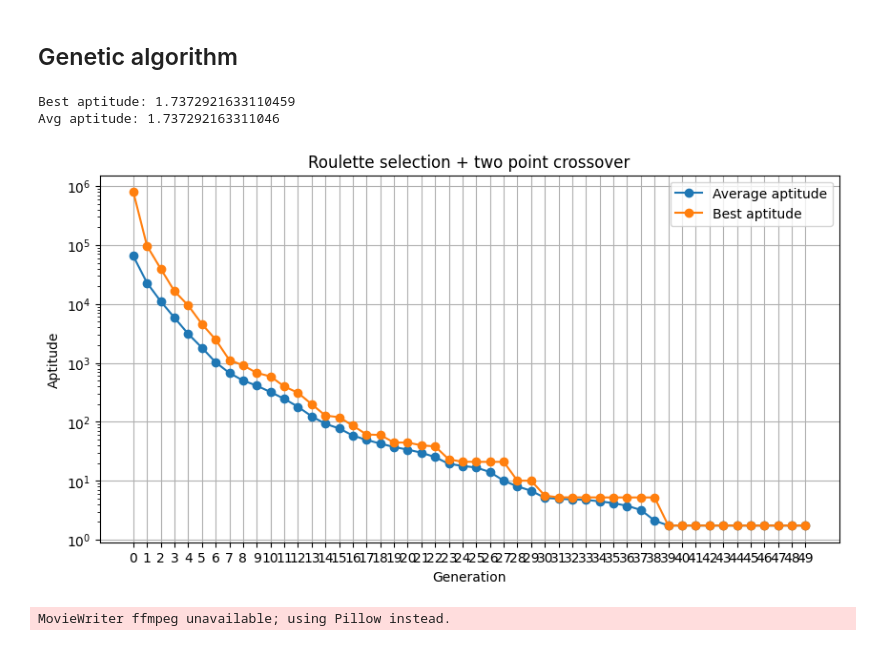
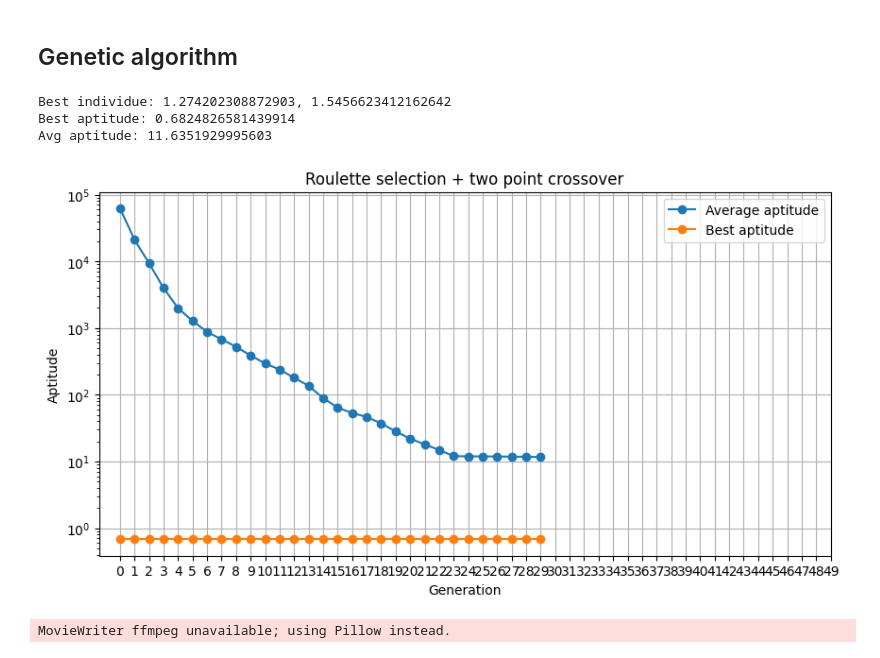
Before and after one commit to EnriqueMC557/426-MCI16-AlgoritmosMetaheuristicos, a Jupyter notebook: E1/E1_EnriqueMenaCamilo.ipynb, the cells around one changed output. Cells and saved outputs as stored; diff of their text form; code cells hidden in the pictures.

```diff
--- a/E1/E1_EnriqueMenaCamilo.ipynb
+++ b/E1/E1_EnriqueMenaCamilo.ipynb
@@ -53,9 +54,9 @@ def evaluate_population(p_x1: np.ndarray, p_x2: np.ndarray, desc: bool = False):
     sorted_px2 = p_x2[sorted_indexes]
     sorted_aptitudes = aptitudes[sorted_indexes]
     avg_aptitude = np.mean(sorted_aptitudes)
-    max_aptitude = np.max(sorted_aptitudes)
+    best_aptitude = np.min(sorted_aptitudes)
 
-    return sorted_px1, sorted_px2, sorted_aptitudes, avg_aptitude, max_aptitude
+    return sorted_px1, sorted_px2, sorted_aptitudes, avg_aptitude, best_aptitude
 # %% [markdown]
 ## Selection utils
 # %%
@@ -97,6 +98,19 @@ def two_point_crossover(population: np.ndarray, parents: np.ndarray):
     return childrens
 # %% [markdown]
 ## Mutation utils
+# %%
+def scramble_mutation(individues_x1: np.ndarray, individues_x2: np.ndarray, mr: float = 0.02):
+    total_individues = individues_x1.shape[0]
+    individue_len = individues_x1.shape[1]
+    to_mutate = np.random.choice(total_individues, int(total_individues * mr))
+
+    for idx in to_mutate:
+        idx_l, idx_r = sorted(np.random.choice(individue_len, 2))
+        idx_r = idx_r if idx_r == individue_len else idx_r + 1
+        individues_x1[idx][idx_l:idx_r] = np.random.shuffle(individues_x1[idx][idx_l:idx_r][::-1])
+        individues_x2[idx][idx_l:idx_r] = np.random.shuffle(individues_x2[idx][idx_l:idx_r][::-1])
+
+    return individues_x1, individues_x2
 # %% [markdown]
 ## Elitist utils
 # %%
@@ -176,33 +192,47 @@ def plot_evolution(ev_x1: np.ndarray, ev_x2: np.ndarray, title: str):
 # %%
 generations = 50
 
-population_x1 = init_octal_population(150, 16)
-population_x2 = init_octal_population(150, 16)
+population_x1 = init_octal_population(100, 10)
+population_x2 = init_octal_population(100, 10)
+
+last_avg_aptitude = float("inf")
+max_stagnant_generations = 5
+stagnant_generations = 0
+delta = 0.25
 
 avg_aptitudes = []
 best_aptitudes = []
-evolution_x1 = []
-evolution_x2 = []
+evolution = []
 
-for _ in range(generations):
+for _ in tqdm(range(generations), desc="Generation"):
     population_x1, population_x2, aptitudes, avg_aptitude, best_aptitude = evaluate_population(population_x1, population_x2)
     avg_aptitudes.append(avg_aptitude)
     best_aptitudes.append(best_aptitude)
-    evolution_x1.append(population_x1)
-    evolution_x2.append(population_x2)
+    evolution.append([population_x1, population_x2, best_aptitude, avg_aptitude])
 
+    if abs(avg_aptitude - last_avg_aptitude) < delta:
+        stagnant_generations += 1
+        if stagnant_generations > max_stagnant_generations:
+            break
+    else:
+        stagnant_generations = 0
+
+    last_avg_aptitude = avg_aptitude
     parents = roulette_selection(aptitudes)
     childrens_x1 = two_point_crossover(population_x1, parents)
     childrens_x2 = two_point_crossover(population_x2, parents)
+    childrens_x1, childrens_x2 = scramble_mutation(childrens_x1, childrens_x2)
     population_x1, population_x2 = genetic_competence(population_x1, population_x2, childrens_x1, childrens_x2)
 
-print(f"Best aptitude: {best_aptitudes[-1]}")
-print(f"Avg aptitude: {avg_aptitudes[-1]}")
+print(f"Best individue: {decode_individue(evolution[-1][0][0])}, {decode_individue(evolution[-1][1][0])}")
+print(f"Best aptitude: {evolution[-1][2]}")
+print(f"Avg aptitude: {evolution[-1][3]}")
 
 title = "Roulette selection + two point crossover"
 plot_aptitude(avg_aptitudes, best_aptitudes, generations, title)
 # %% [output]
-Best aptitude: 1.7372921633110459
-Avg aptitude: 1.737292163311046
+Best individue: 1.274202308872903, 1.5456623412162642
+Best aptitude: 0.6824826581439914
+Avg aptitude: 11.6351929995603
-[figure, old version]
+[figure, new version]
 # %%
```
Also changed, not shown: parts of 9 cells of this notebook, 6 other files.
